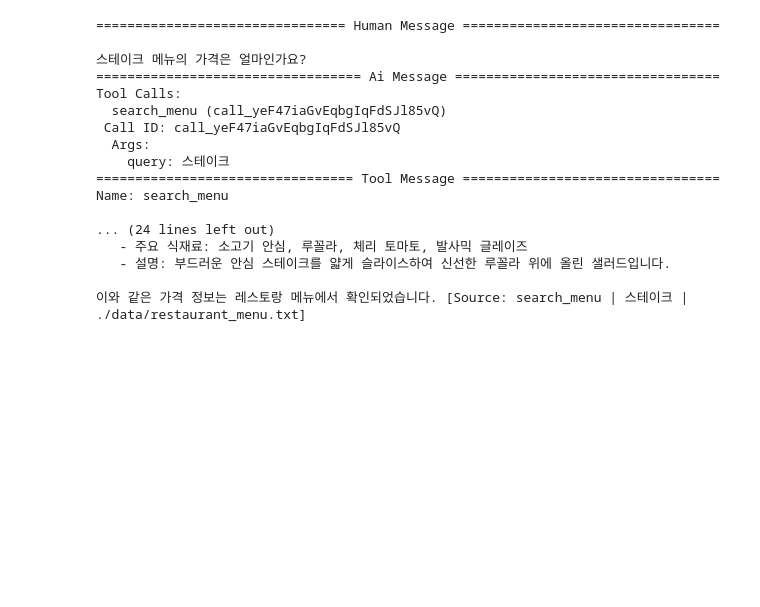
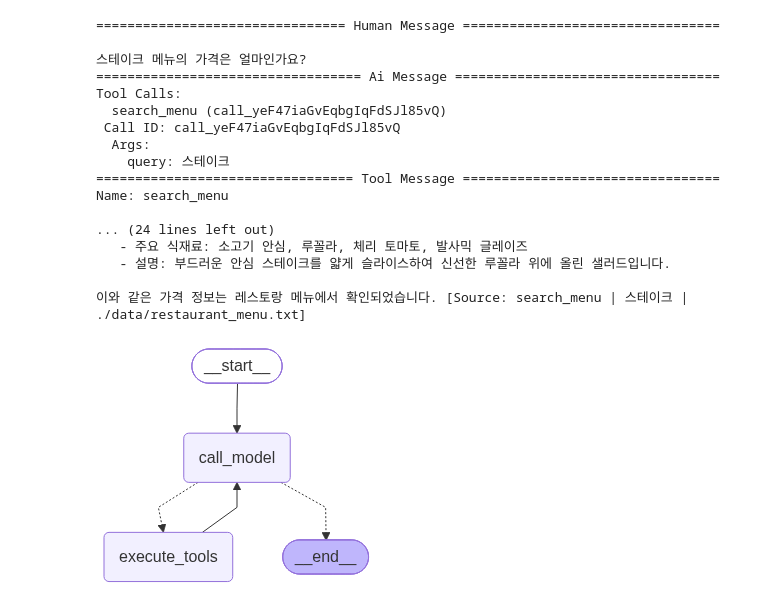
Before and after one commit to neverlish/Learned, a Jupyter notebook: llm/inflearn-aiagent-ragsystem-langgraph/05_LangGraph_React_Memory.ipynb, the cells around one changed output. Saved outputs shown, nothing was run; the diff lists cells and outputs as text; code cells hidden in the pictures; blank space fills up the shorter version.

Commit message:
5 - 35 ReAct 에이전트 구현하기 - tools_condition 조건부 엣지 함수 활용

```diff
--- a/llm/inflearn-aiagent-ragsystem-langgraph/05_LangGraph_React_Memory.ipynb
+++ b/llm/inflearn-aiagent-ragsystem-langgraph/05_LangGraph_React_Memory.ipynb
@@ -292,3 +292,50 @@ Name: search_menu
    - 설명: 부드러운 안심 스테이크를 얇게 슬라이스하여 신선한 루꼴라 위에 올린 샐러드입니다.
 
 이와 같은 가격 정보는 레스토랑 메뉴에서 확인되었습니다. [Source: search_menu | 스테이크 | ./data/restaurant_menu.txt]
+# %%
+from langgraph.graph import MessagesState, StateGraph, START, END
+from langchain_core.messages import HumanMessage, SystemMessage
+from langgraph.prebuilt import ToolNode
+from IPython.display import Image, display
+
+# LangGraph MessagesState 사용
+class GraphState(MessagesState):
+    pass
+
+# 노드 구성
+def call_model(state: GraphState):
+    system_message = SystemMessage(content=system_prompt)
+    messages = [system_message] + state['messages']
+    response = llm_with_tools.invoke(messages)
+    return {"messages": [response]}
+
+def should_continue(state: GraphState):
+    last_message = state["messages"][-1]
+    # 도구 호출이 있으면 도구 실행 노드로 이동
+    if last_message.tool_calls:
+        return "execute_tools"
+    # 도구 호출이 없으면 답변 생성하고 종료
+    return END
+
+# 그래프 구성
+builder = StateGraph(GraphState)
+builder.add_node("call_model", call_model)
+builder.add_node("execute_tools", ToolNode(tools))
+
+builder.add_edge(START, "call_model")
+builder.add_conditional_edges(
+    "call_model",
+    should_continue,
+    {
+        "execute_tools": "execute_tools",
+        END: END
+    }
+)
+builder.add_edge("execute_tools", "call_model")
+
+graph = builder.compile()
+
+# 그래프 출력
+display(Image(graph.get_graph().draw_mermaid_png()))
+# %% [output]
+[figure, added]
```
Also changed, not shown: parts of 1 cell of this notebook.
